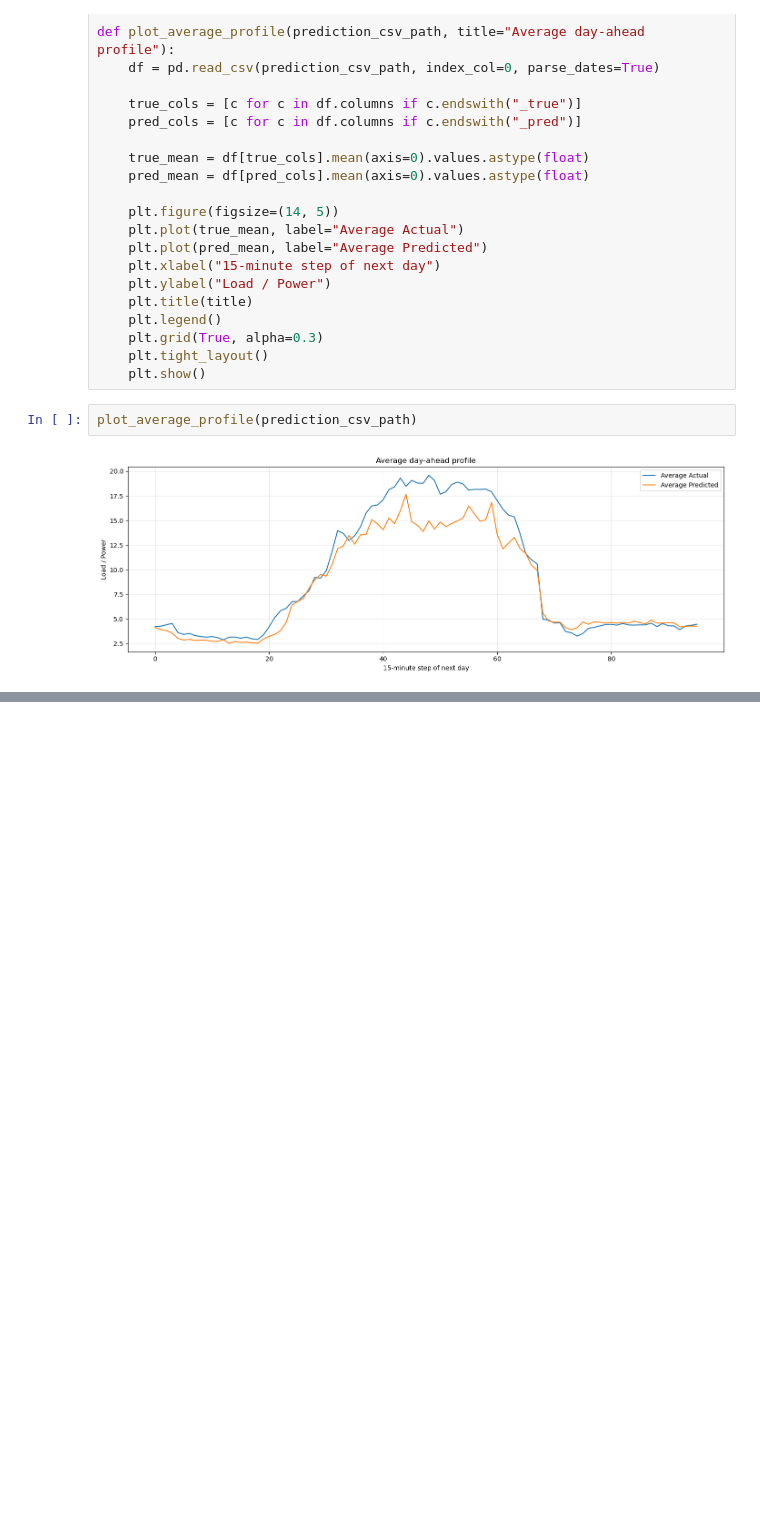
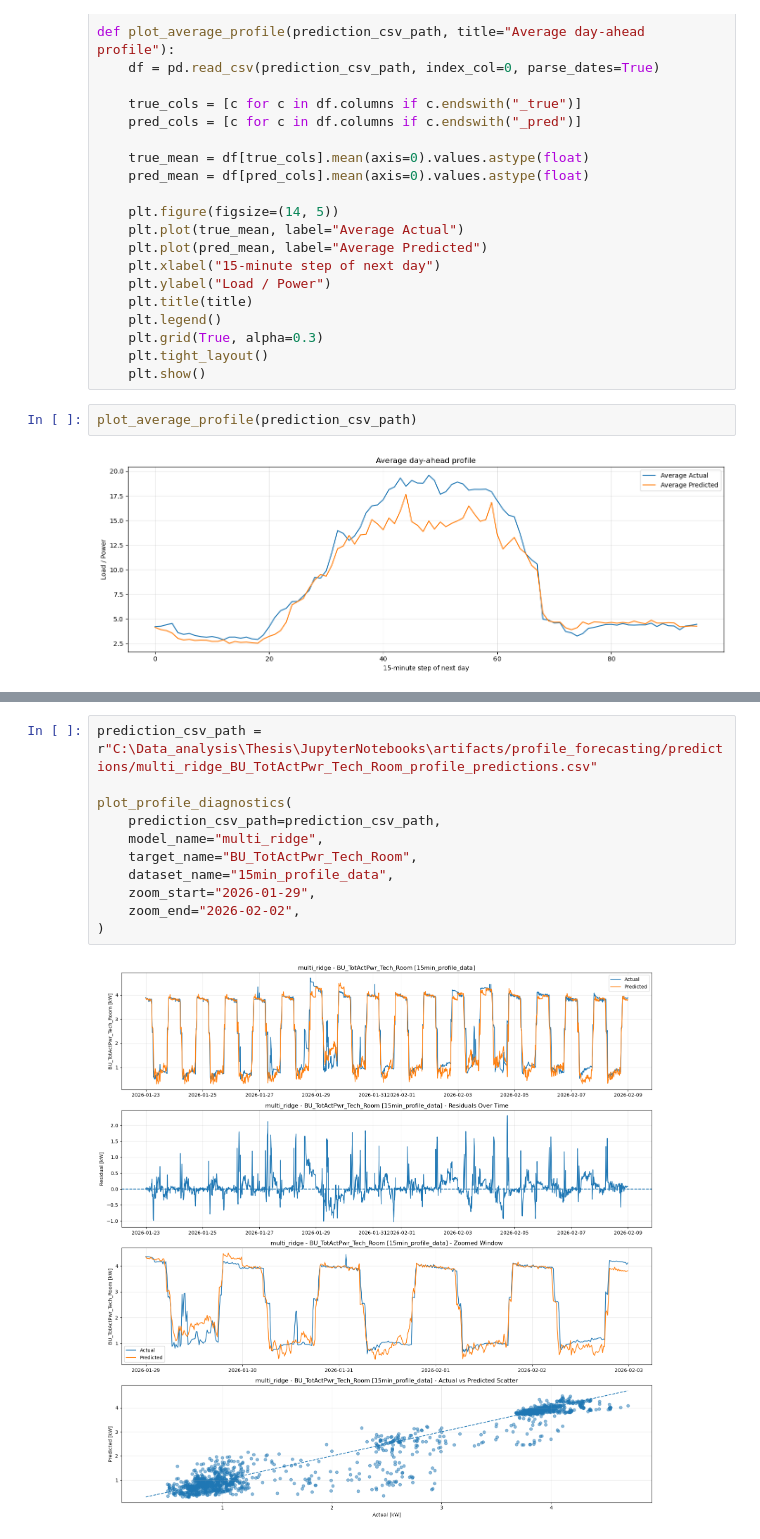
Before and after one commit to MilanMavani/Thesis_EMS_LF, a Jupyter notebook: JupyterNotebooks/Profile_LF.ipynb, the cells around one changed output, grey strips where cells are left out. Saved outputs shown, nothing was run; the diff lists cells and outputs as text; blank space fills up the shorter version.

Commit message:
update profile forecast

```diff
--- a/JupyterNotebooks/Profile_LF.ipynb
+++ b/JupyterNotebooks/Profile_LF.ipynb
@@ -144,0 +262,13 @@ plot_average_profile(prediction_csv_path)
+# %%
+prediction_csv_path = r"C:\Data_analysis\Thesis\JupyterNotebooks\artifacts/profile_forecasting/predictions/multi_ridge_BU_TotActPwr_Tech_Room_profile_predictions.csv"
+
+plot_profile_diagnostics(
+    prediction_csv_path=prediction_csv_path,
+    model_name="multi_ridge",
+    target_name="BU_TotActPwr_Tech_Room",
+    dataset_name="15min_profile_data",
+    zoom_start="2026-01-29",
+    zoom_end="2026-02-02",
+)
+# %% [output]
+[figure, added]
```
Also changed, not shown: parts of 2 cells of this notebook.
